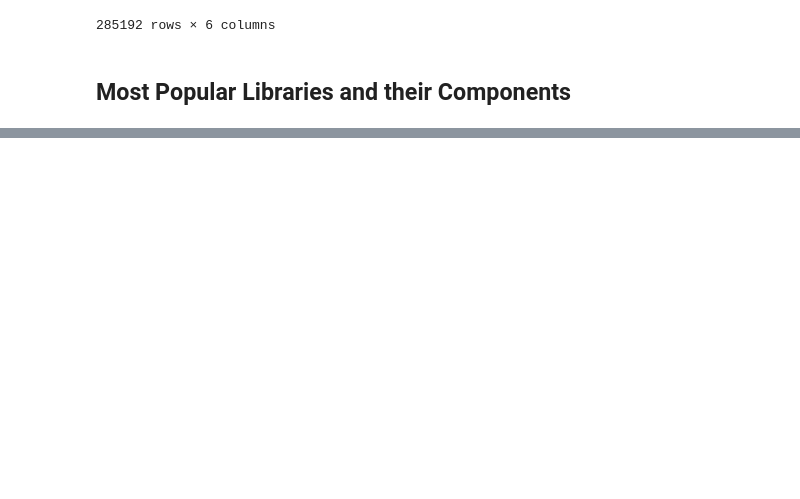
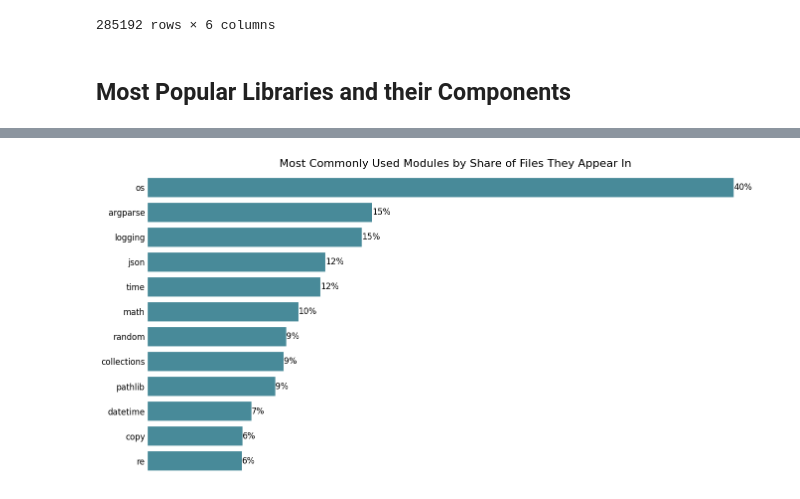
Before and after one commit to tobias-talaj/top-python-repos-analysis, a Jupyter notebook: notebooks/std_lib_analysis.ipynb, the cells around one changed output, grey strips where cells are left out. Cells and saved outputs as stored; diff of their text form; code cells hidden in the pictures; blank space fills up the shorter version.

```diff
--- a/notebooks/std_lib_analysis.ipynb
+++ b/notebooks/std_lib_analysis.ipynb
@@ -129,0 +91,6 @@ show_popularity(count_components_usage(py_jupyter_repos, 'os', by='files', compo
+# %%
+file_count = py_jupyter_repos['filename'].nunique()
+modules_popularity_by_files = module_in_files(py_jupyter_repos)
+show_popularity(modules_popularity_by_files, 'Most Commonly Used Modules by Share of Files They Appear In', 12, file_count)
+# %% [output]
+[figure, added]
```
Also changed, not shown: parts of 13 cells of this notebook, 2 other files.
